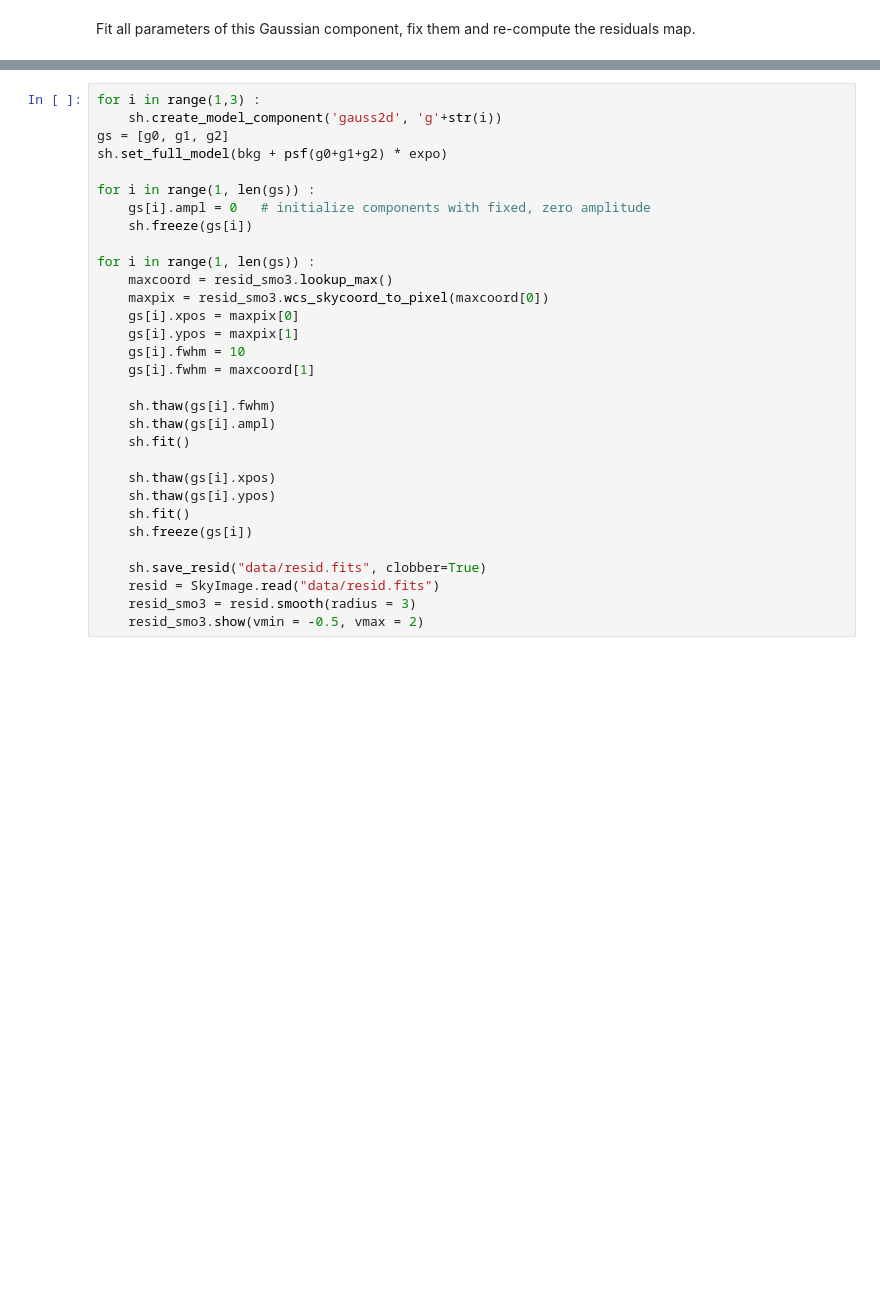
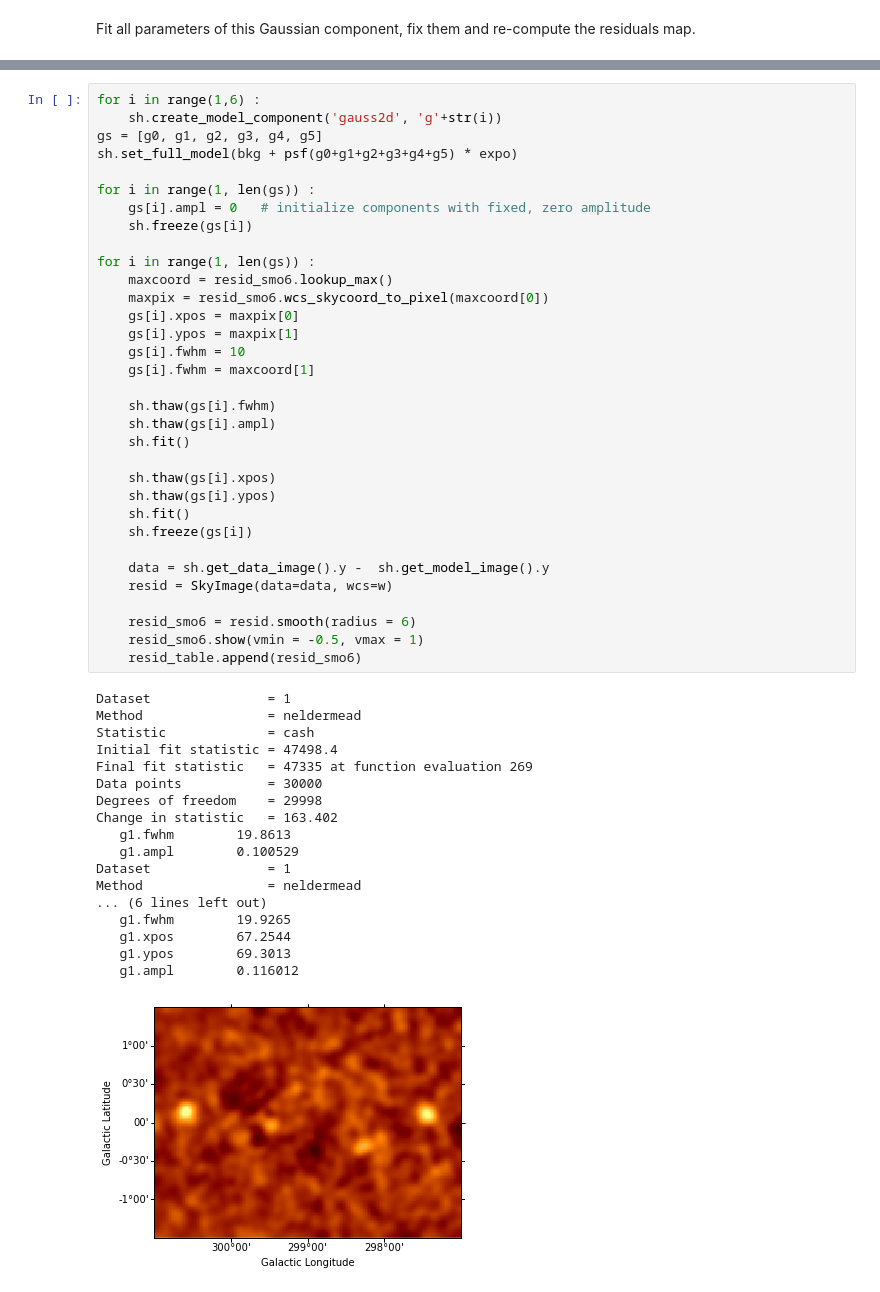
Before and after one commit to gammapy/gammapy-extra, a Jupyter notebook: notebooks/image_fitting_with_sherpa.ipynb, the cells around one changed output, grey strips where cells are left out. Cells and saved outputs as stored; diff of their text form; blank space fills up the shorter version.

```diff
--- a/notebooks/image_fitting_with_sherpa.ipynb
+++ b/notebooks/image_fitting_with_sherpa.ipynb
@@ -117,31 +137,52 @@ Instantiate additional Gaussian components, and use them to iteratively fit sour
 # %%
-for i in range(1,3) :
+for i in range(1,6) :
     sh.create_model_component('gauss2d', 'g'+str(i))
-gs = [g0, g1, g2]
-sh.set_full_model(bkg + psf(g0+g1+g2) * expo)
+gs = [g0, g1, g2, g3, g4, g5]
+sh.set_full_model(bkg + psf(g0+g1+g2+g3+g4+g5) * expo)
 
 for i in range(1, len(gs)) :
     gs[i].ampl = 0   # initialize components with fixed, zero amplitude
     sh.freeze(gs[i])
 
 for i in range(1, len(gs)) :
-    maxcoord = resid_smo3.lookup_max()
-    maxpix = resid_smo3.wcs_skycoord_to_pixel(maxcoord[0])
+    maxcoord = resid_smo6.lookup_max()
+    maxpix = resid_smo6.wcs_skycoord_to_pixel(maxcoord[0])
     gs[i].xpos = maxpix[0]
     gs[i].ypos = maxpix[1]
     gs[i].fwhm = 10
     gs[i].fwhm = maxcoord[1]
 
     sh.thaw(gs[i].fwhm)
     sh.thaw(gs[i].ampl)
     sh.fit()
 
     sh.thaw(gs[i].xpos)
     sh.thaw(gs[i].ypos)
     sh.fit()
     sh.freeze(gs[i])
 
-    sh.save_resid("data/resid.fits", clobber=True)
-    resid = SkyImage.read("data/resid.fits")
-    resid_smo3 = resid.smooth(radius = 3)
-    resid_smo3.show(vmin = -0.5, vmax = 2)
+    data = sh.get_data_image().y -  sh.get_model_image().y
+    resid = SkyImage(data=data, wcs=w)
+
+    resid_smo6 = resid.smooth(radius = 6)
+    resid_smo6.show(vmin = -0.5, vmax = 1)
+    resid_table.append(resid_smo6)
+# %% [output]
+Dataset               = 1
+Method                = neldermead
+Statistic             = cash
+Initial fit statistic = 47498.4
+Final fit statistic   = 47335 at function evaluation 269
+Data points           = 30000
+Degrees of freedom    = 29998
+Change in statistic   = 163.402
+   g1.fwhm        19.8613
+   g1.ampl        0.100529
+Dataset               = 1
+Method                = neldermead
+... (6 lines left out)
+   g1.fwhm        19.9265
+   g1.xpos        67.2544
+   g1.ypos        69.3013
+   g1.ampl        0.116012
+[figure, added]
```
Also changed, not shown: parts of 24 cells of this notebook.
